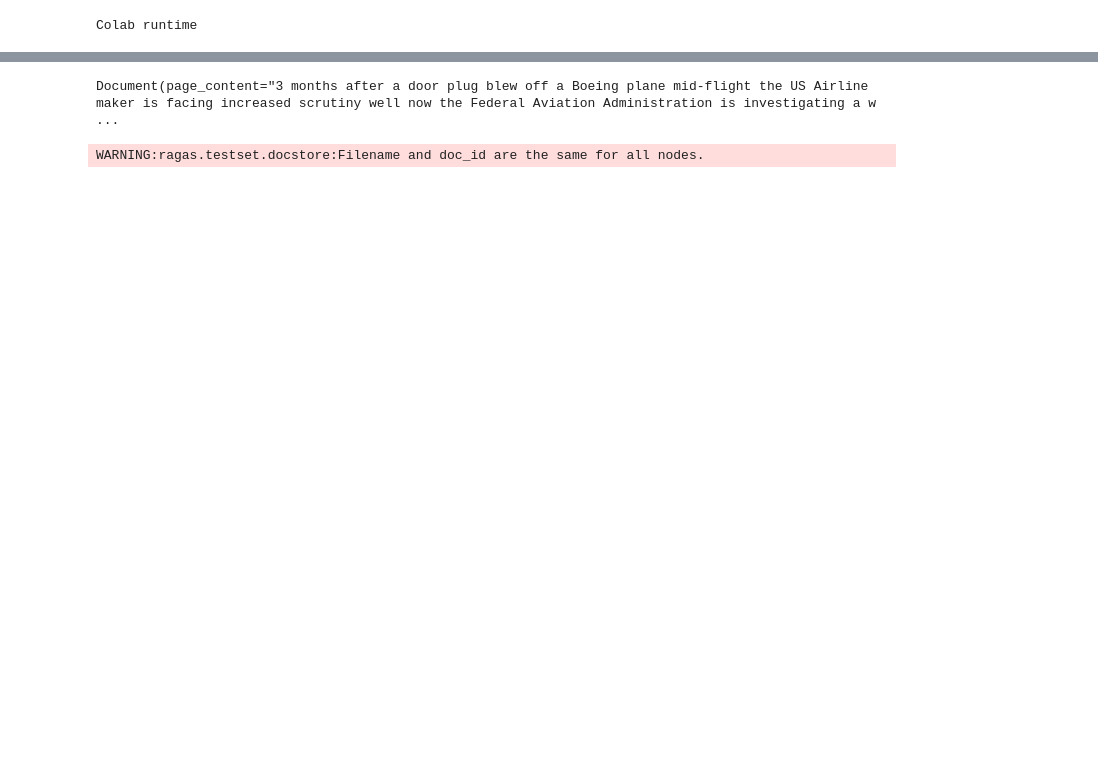
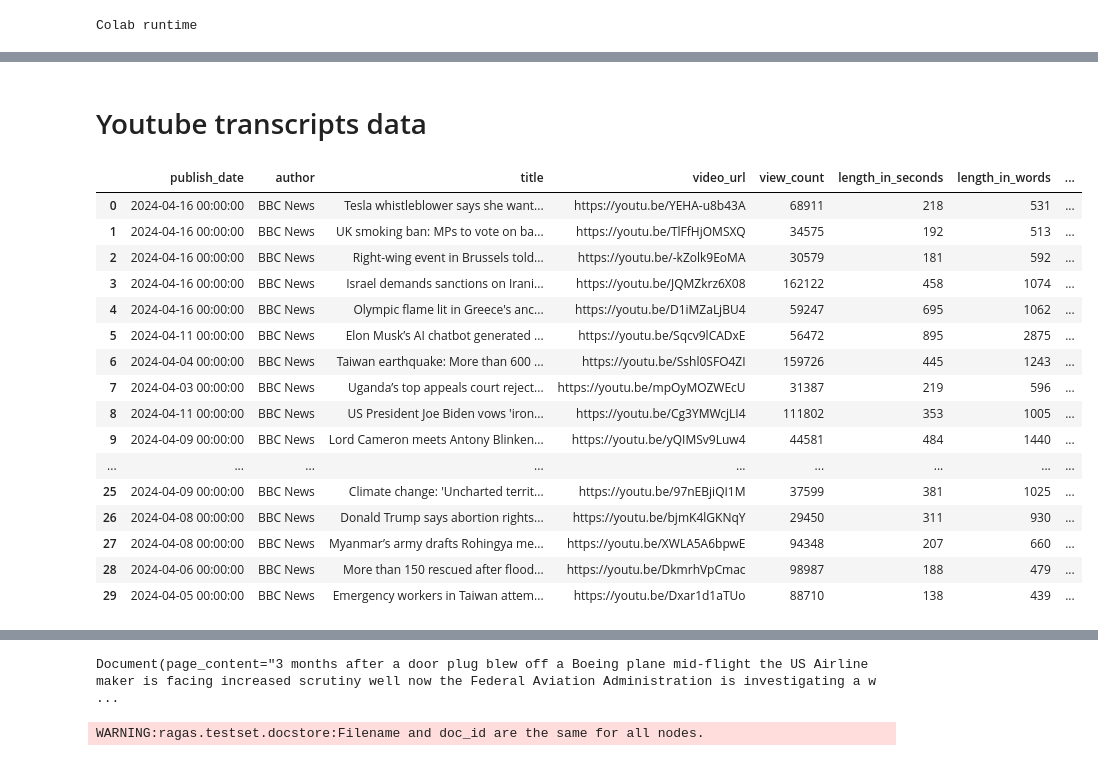
Before and after one commit to gox6/colab-demos, a Jupyter notebook: rags/evaluate-rags-rigorously-or-perish.ipynb, the cells around one changed output, grey strips where cells are left out. Cells and saved outputs as stored; diff of their text form; code cells hidden in the pictures; blank space fills up the shorter version.

```diff
--- a/rags/evaluate-rags-rigorously-or-perish.ipynb
+++ b/rags/evaluate-rags-rigorously-or-perish.ipynb
@@ -88,16 +86,88 @@ dataset["train"][ "highlights"]
+# %% [markdown]
+# Youtube transcripts data
 # %%
+# Installs
+!pip install --quiet \
+  polars \
+  pytube \
+  youtube_transcript_api
+# Import for Youtube transcripts
+from collections import Counter, defaultdict
+from langchain_community.document_loaders import YoutubeLoader
+from langchain_core.documents.base import Document
+import polars as pl
+
+
 # 30 Youtube videos from BBC News
 
 youtube_bbc_news_videos = ["https://youtu.be/YEHA-u8b43A", "https://youtu.be/TlFfHjOMSXQ", "https://youtu.be/-kZolk9EoMA", "https://youtu.be/JQMZkrz6X08",
                            "https://youtu.be/D1iMZaLjBU4", "https://youtu.be/Sqcv9lCADxE", "https://youtu.be/Sshl0SFO4ZI", "https://youtu.be/mpOyMOZWEcU",
                            "https://youtu.be/Cg3YMWcjLI4", "https://youtu.be/yQIMSv9Luw4", "https://youtu.be/5LYGnqoCLGk", "https://youtu.be/KCepbsLLUMY",
                            "https://youtu.be/lHggWT2iLdo", "https://youtu.be/TTUsxD62398", "https://youtu.be/3YMleRGjeqE", "https://youtu.be/h-5dqQMZTZQ",
                            "https://youtu.be/4GBcZJpw8yI", "https://youtu.be/QOUGlWEpwL4", "https://youtu.be/T05I-SBhXoI", "https://youtu.be/Iz-XY6XfXjk",
                            "https://youtu.be/yyLFQrb--pw", "https://youtu.be/wMqJbMPNM6A", "https://youtu.be/kOcuwLBPBP8", "https://youtu.be/7goRcrFKs3U",
                            "https://youtu.be/FoBOSLofM3E", "https://youtu.be/97nEBjiQI1M", "https://youtu.be/bjmK4lGKNqY", "https://youtu.be/XWLA5A6bpwE",
                            "https://youtu.be/DkmrhVpCmac", "https://youtu.be/Dxar1d1aTUo"
                           ]
 
 
 count = Counter(youtube_bbc_news_videos)
 assert len(count) == 30
+
+# Collecting transcripts of Youtube videos
+# Long running cell: around 60s
+
+def get_youtube_transcripts(urls: list[str]) -> list[Document]:
+
+  docs = list(map(lambda url: YoutubeLoader.from_youtube_url(url, add_video_info=True).load()[0], urls))
+
+  return docs
+
+bbc_news = get_youtube_transcripts(youtube_bbc_news_videos)
+
+# Transforming list of LangChain documents into dataframe to review data conveniently
+
+def to_pl(list_of_docs: list[Document]) -> pl.DataFrame:
+  data = defaultdict(list)
+
+  for doc in list_of_docs:
+    doc_dict = doc.dict()
+    for key in doc_dict.keys():
+      if key != 'metadata':
+        data[key].append(doc_dict[key])
+      else:
+        metadata = doc_dict['metadata']
+        for subkey in metadata.keys():
+          data[subkey].append(metadata[subkey])
+
+  df_pl = pl.DataFrame(data).rename({"length": "length_in_seconds"})
+  df_pl = df_pl.with_columns([(pl.lit('https://youtu.be/') + pl.col('source')).alias('video_url'),
+                              (pl.col('page_content').str.split(by=' ').list.len()).alias("length_in_words")])
+
+  df_pl = df_pl.select([ 'publish_date', 'author', 'title',  'video_url', 'view_count', 'length_in_seconds', 'length_in_words', 'page_content' ])
+  return df_pl
+
+
+df_pl = to_pl(bbc_news)
+df_pd = df_pl.to_pandas()   # Switching to Pandas from Polars dataframe as it is then better displayed in Colab
+
+# Displaying data with Colab formatter, or just in pandas
+display(df_pd)
+# %% [output]
+|  | publish_date | author | title | video_url | view_count | length_in_seconds | length_in_words | ... |
+| 0 | 2024-04-16 00:00:00 | BBC News | Tesla whistleblower says she want... | https://youtu.be/YEHA-u8b43A | 68911 | 218 | 531 | ... |
+| 1 | 2024-04-16 00:00:00 | BBC News | UK smoking ban: MPs to vote on ba... | https://youtu.be/TlFfHjOMSXQ | 34575 | 192 | 513 | ... |
+| 2 | 2024-04-16 00:00:00 | BBC News | Right-wing event in Brussels told... | https://youtu.be/-kZolk9EoMA | 30579 | 181 | 592 | ... |
+| 3 | 2024-04-16 00:00:00 | BBC News | Israel demands sanctions on Irani... | https://youtu.be/JQMZkrz6X08 | 162122 | 458 | 1074 | ... |
+| 4 | 2024-04-16 00:00:00 | BBC News | Olympic flame lit in Greece's anc... | https://youtu.be/D1iMZaLjBU4 | 59247 | 695 | 1062 | ... |
+| 5 | 2024-04-11 00:00:00 | BBC News | Elon Musk’s AI chatbot generated ... | https://youtu.be/Sqcv9lCADxE | 56472 | 895 | 2875 | ... |
+| 6 | 2024-04-04 00:00:00 | BBC News | Taiwan earthquake: More than 600 ... | https://youtu.be/Sshl0SFO4ZI | 159726 | 445 | 1243 | ... |
+| 7 | 2024-04-03 00:00:00 | BBC News | Uganda’s top appeals court reject... | https://youtu.be/mpOyMOZWEcU | 31387 | 219 | 596 | ... |
+| 8 | 2024-04-11 00:00:00 | BBC News | US President Joe Biden vows 'iron... | https://youtu.be/Cg3YMWcjLI4 | 111802 | 353 | 1005 | ... |
+| 9 | 2024-04-09 00:00:00 | BBC News | Lord Cameron meets Antony Blinken... | https://youtu.be/yQIMSv9Luw4 | 44581 | 484 | 1440 | ... |
+| ... | ... | ... | ... | ... | ... | ... | ... | ... |
+| 25 | 2024-04-09 00:00:00 | BBC News | Climate change: 'Uncharted territ... | https://youtu.be/97nEBjiQI1M | 37599 | 381 | 1025 | ... |
+| 26 | 2024-04-08 00:00:00 | BBC News | Donald Trump says abortion rights... | https://youtu.be/bjmK4lGKNqY | 29450 | 311 | 930 | ... |
+| 27 | 2024-04-08 00:00:00 | BBC News | Myanmar’s army drafts Rohingya me... | https://youtu.be/XWLA5A6bpwE | 94348 | 207 | 660 | ... |
+| 28 | 2024-04-06 00:00:00 | BBC News | More than 150 rescued after flood... | https://youtu.be/DkmrhVpCmac | 98987 | 188 | 479 | ... |
+| 29 | 2024-04-05 00:00:00 | BBC News | Emergency workers in Taiwan attem... | https://youtu.be/Dxar1d1aTUo | 88710 | 138 | 439 | ... |
```
Also changed, not shown: parts of 11 cells of this notebook.
